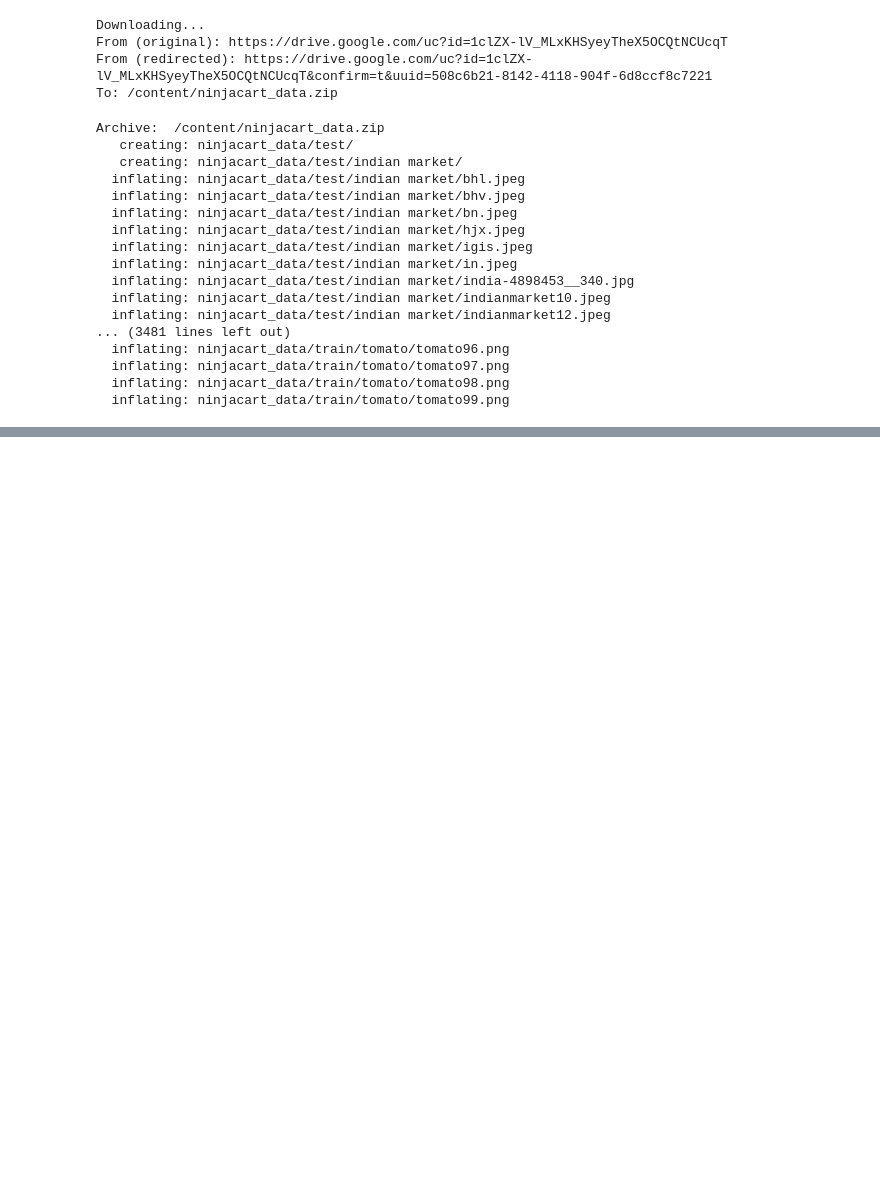
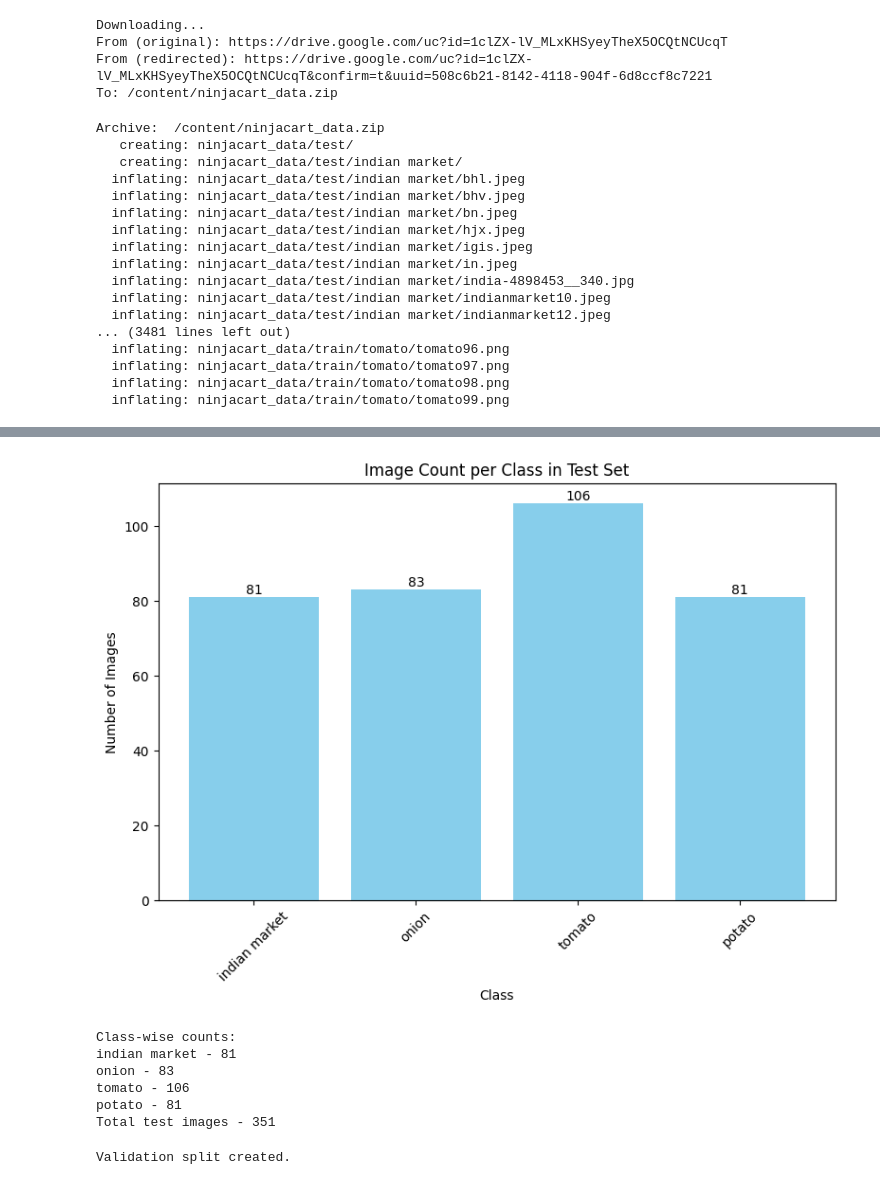
Before and after one commit to Jayaprakash1710/Computer-Vision-Ninjacart, a Jupyter notebook: Ninjacart_case_study.ipynb, the cells around one changed output, grey strips where cells are left out. Cells and saved outputs as stored; diff of their text form; code cells hidden in the pictures; blank space fills up the shorter version.

```diff
--- a/Ninjacart_case_study.ipynb
+++ b/Ninjacart_case_study.ipynb
@@ -284,0 +100,10 @@ plt.show()
+# %%
+visualize_image_counts("test")
+# %% [output]
+[figure, added]
+Class-wise counts:
+indian market - 81
+onion - 83
+tomato - 106
+potato - 81
+Total test images - 351
@@ -284,0 +135,4 @@ plt.show()
+# %%
+create_validation_split()
+# %% [output]
+Validation split created.
```
Also changed, not shown: parts of 37 cells of this notebook.
